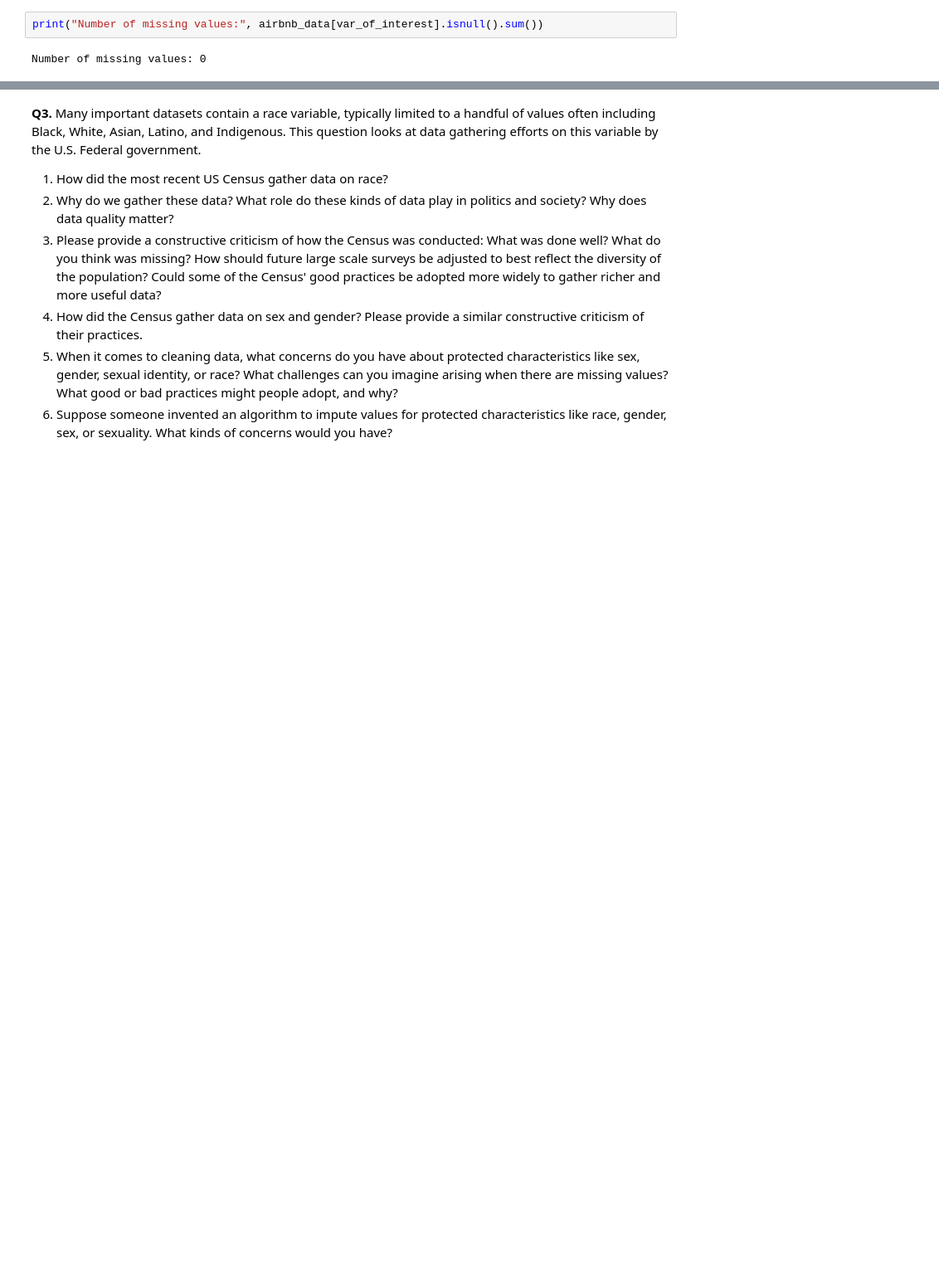
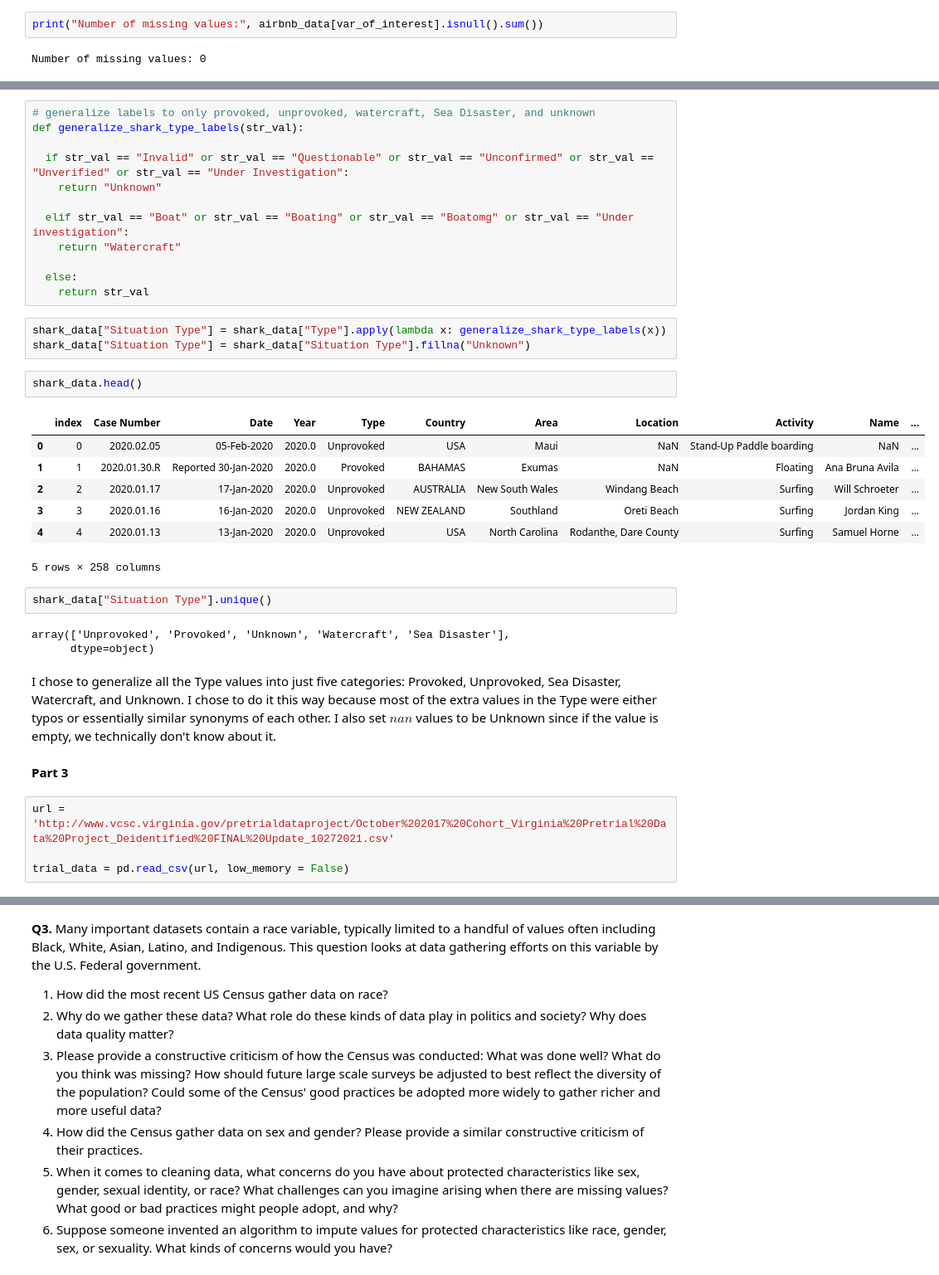
Before and after one commit to tkj9ep/wrangling, a Jupyter notebook: assignment/assignment.ipynb, the cells around one changed output, grey strips where cells are left out. Shown at 83% size. Saved outputs shown, nothing was run; the diff lists cells and outputs as text; blank space fills up the shorter version.

```diff
--- a/assignment/assignment.ipynb
+++ b/assignment/assignment.ipynb
@@ -129,0 +173,38 @@ Number of missing values: 0
+# %%
+# generalize labels to only provoked, unprovoked, watercraft, Sea Disaster, and unknown
+def generalize_shark_type_labels(str_val):
+
+  if str_val == "Invalid" or str_val == "Questionable" or str_val == "Unconfirmed" or str_val == "Unverified" or str_val == "Under Investigation":
+    return "Unknown"
+
+  elif str_val == "Boat" or str_val == "Boating" or str_val == "Boatomg" or str_val == "Under investigation":
+    return "Watercraft"
+
+  else:
+    return str_val
+# %%
+shark_data["Situation Type"] = shark_data["Type"].apply(lambda x: generalize_shark_type_labels(x))
+shark_data["Situation Type"] = shark_data["Situation Type"].fillna("Unknown")
+# %%
+shark_data.head()
+# %% [output]
+|  | index | Case Number | Date | Year | Type | Country | Area | Location | Activity | Name | ... |
+| 0 | 0 | 2020.02.05 | 05-Feb-2020 | 2020.0 | Unprovoked | USA | Maui | NaN | Stand-Up Paddle boarding | NaN | ... |
+| 1 | 1 | 2020.01.30.R | Reported 30-Jan-2020 | 2020.0 | Provoked | BAHAMAS | Exumas | NaN | Floating | Ana Bruna Avila | ... |
+| 2 | 2 | 2020.01.17 | 17-Jan-2020 | 2020.0 | Unprovoked | AUSTRALIA | New South Wales | Windang Beach | Surfing | Will Schroeter | ... |
+| 3 | 3 | 2020.01.16 | 16-Jan-2020 | 2020.0 | Unprovoked | NEW ZEALAND | Southland | Oreti Beach | Surfing | Jordan King | ... |
+| 4 | 4 | 2020.01.13 | 13-Jan-2020 | 2020.0 | Unprovoked | USA | North Carolina | Rodanthe, Dare County | Surfing | Samuel Horne | ... |
+5 rows × 258 columns
+# %%
+shark_data["Situation Type"].unique()
+# %% [output]
+array(['Unprovoked', 'Provoked', 'Unknown', 'Watercraft', 'Sea Disaster'],
+      dtype=object)
+# %% [markdown]
+I chose to generalize all the Type values into just five categories: Provoked, Unprovoked, Sea Disaster, Watercraft, and Unknown. I chose to do it this way because most of the extra values in the Type were either typos or essentially similar synonyms of each other. I also set $nan$ values to be Unknown since if the value is empty, we technically don't know about it.
+# %% [markdown]
+**Part 3**
+# %%
+url = 'http://www.vcsc.virginia.gov/pretrialdataproject/October%202017%20Cohort_Virginia%20Pretrial%20Data%20Project_Deidentified%20FINAL%20Update_10272021.csv'
+
+trial_data = pd.read_csv(url, low_memory = False)
```
Also changed, not shown: parts of 11 cells of this notebook.
